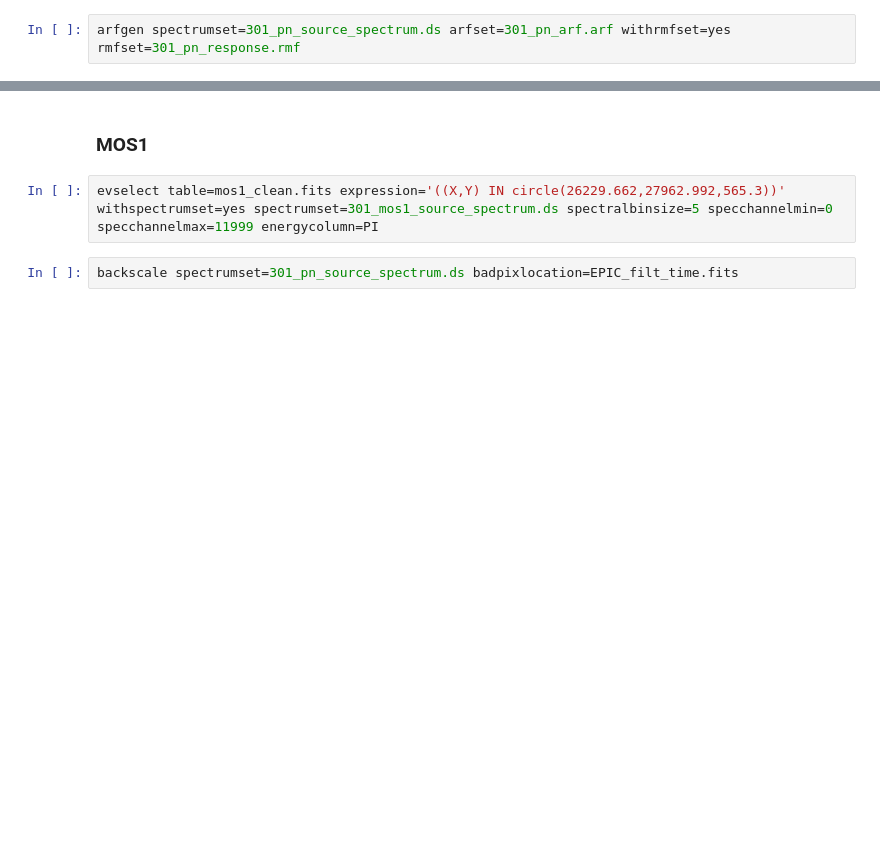
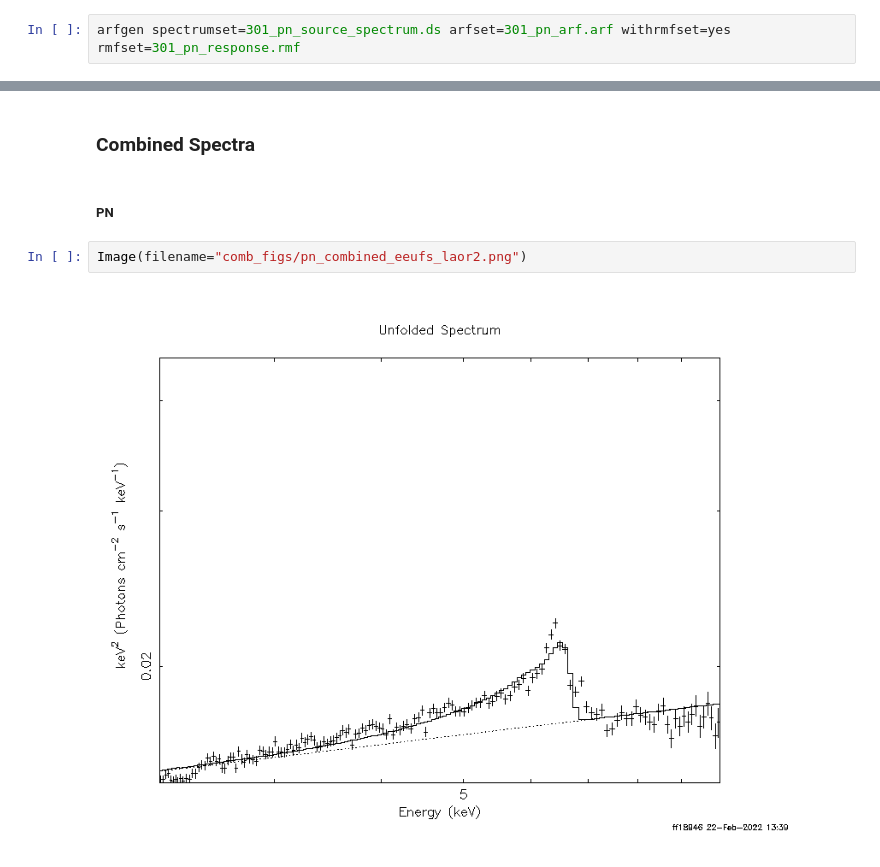
Before and after one commit to J-A-Marshall/XMM-Analysis-Logbook, a Jupyter notebook: myjupbook/src/Comb_spec.ipynb, the cells around one changed output, grey strips where cells are left out. Saved outputs shown, nothing was run; the diff lists cells and outputs as text; blank space fills up the shorter version.

Commit message:
added combined spectra

```diff
--- a/myjupbook/src/Comb_spec.ipynb
+++ b/myjupbook/src/Comb_spec.ipynb
@@ -19,6 +33,8 @@ arfgen spectrumset=301_pn_source_spectrum.ds arfset=301_pn_arf.arf withrmfset=ye
+# %% [markdown]
+### Combined Spectra
 # %% [markdown]
-### MOS1
+##### PN
-# %%
-evselect table=mos1_clean.fits expression='((X,Y) IN circle(26229.662,27962.992,565.3))' withspectrumset=yes spectrumset=301_mos1_source_spectrum.ds spectralbinsize=5 specchannelmin=0 specchannelmax=11999 energycolumn=PI
-# %%
-backscale spectrumset=301_pn_source_spectrum.ds badpixlocation=EPIC_filt_time.fits
+# %%
+Image(filename="comb_figs/pn_combined_eeufs_laor2.png")
+# %% [output]
+[figure, added]
```
Also changed, not shown: parts of 11 cells of this notebook, 18 other files.
